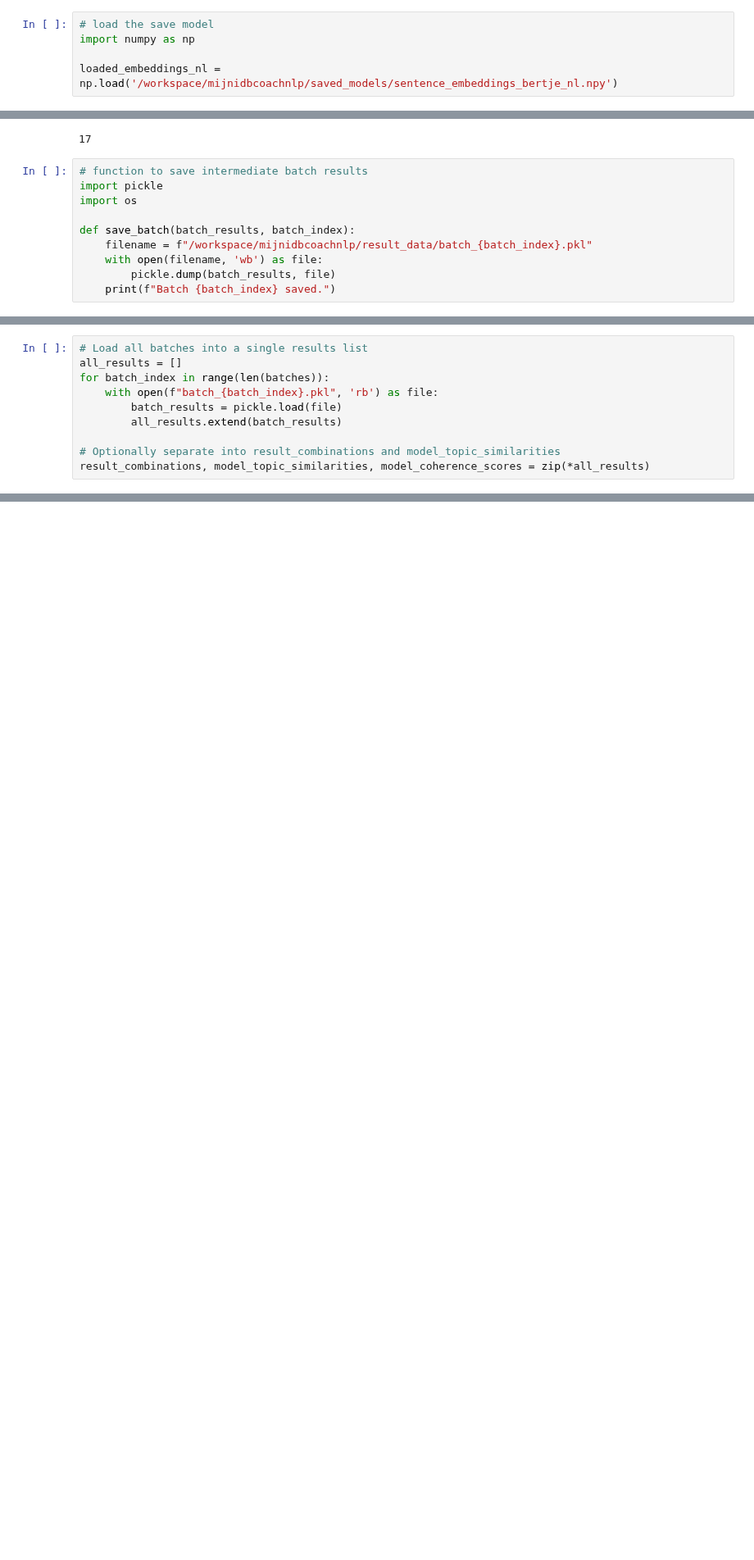
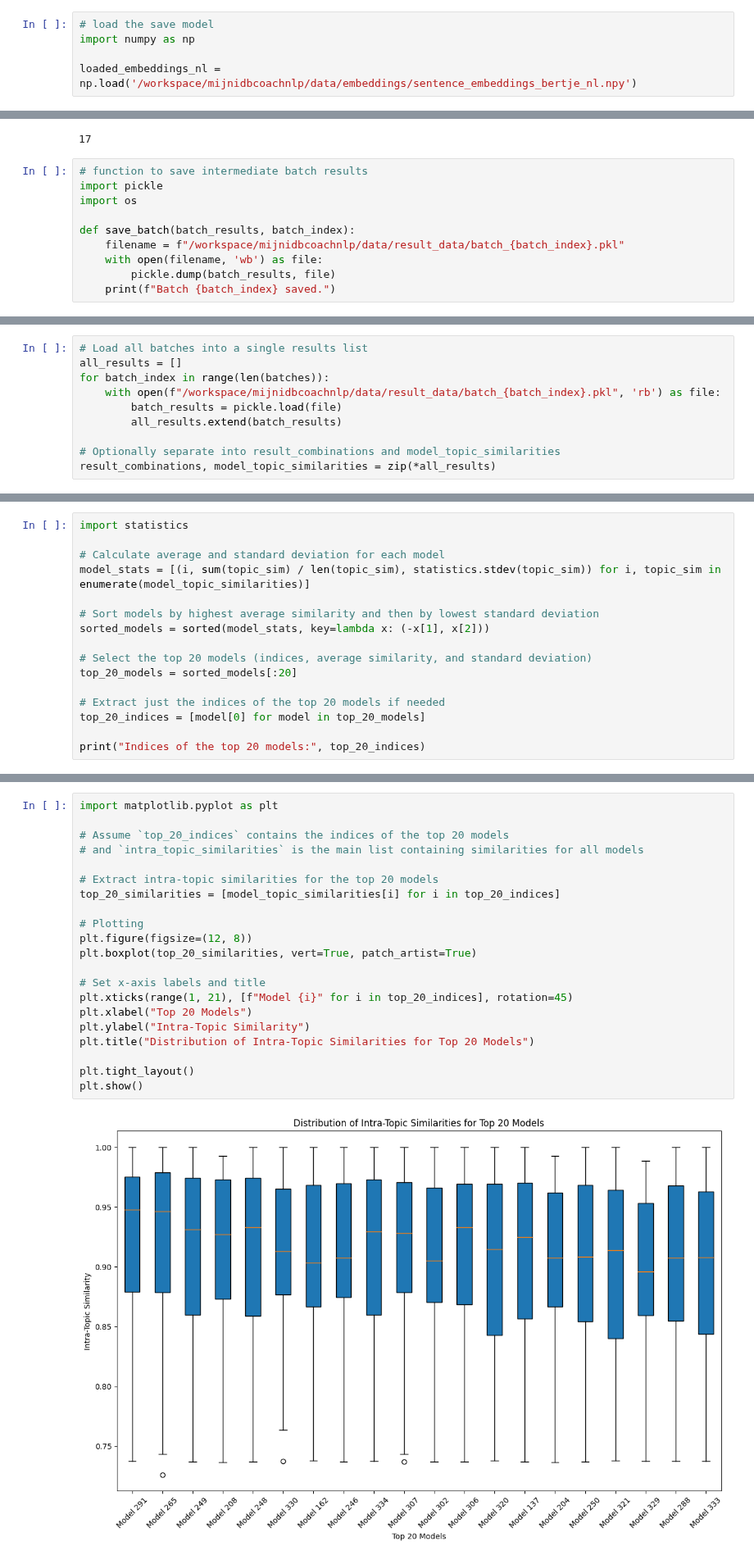
Before and after one commit to MaastrichtU-CDS/MyIBDcoachNLP, a Jupyter notebook: notebooks/analysis_of_sentences/bertje_sentence_analysis_15char_nl.ipynb, the cells around one changed output, grey strips where cells are left out. Shown at 82% size. Cells and saved outputs as stored; diff of their text form; blank space fills up the shorter version.

Commit message:
Calculated intra-topic-similarities

```diff
--- a/notebooks/analysis_of_sentences/bertje_sentence_analysis_15char_nl.ipynb
+++ b/notebooks/analysis_of_sentences/bertje_sentence_analysis_15char_nl.ipynb
@@ -53,7 +53,7 @@ np.save('/workspace/mijnidbcoachnlp/saved_models/sentence_embeddings_bertje_nl.n
 # load the save model
 import numpy as np
 
-loaded_embeddings_nl = np.load('/workspace/mijnidbcoachnlp/saved_models/sentence_embeddings_bertje_nl.npy')
+loaded_embeddings_nl = np.load('/workspace/mijnidbcoachnlp/data/embeddings/sentence_embeddings_bertje_nl.npy')
 # %%
 embeddings=loaded_embeddings_nl
 # %% [markdown]
@@ -263,7 +248,7 @@ import pickle
 import os
 
 def save_batch(batch_results, batch_index):
-    filename = f"/workspace/mijnidbcoachnlp/result_data/batch_{batch_index}.pkl"
+    filename = f"/workspace/mijnidbcoachnlp/data/result_data/batch_{batch_index}.pkl"
     with open(filename, 'wb') as file:
         pickle.dump(batch_results, file)
     print(f"Batch {batch_index} saved.")
@@ -313,9 +277,9 @@ KeyboardInterrupt:
 # Load all batches into a single results list
 all_results = []
 for batch_index in range(len(batches)):
-    with open(f"batch_{batch_index}.pkl", 'rb') as file:
+    with open(f"/workspace/mijnidbcoachnlp/data/result_data/batch_{batch_index}.pkl", 'rb') as file:
         batch_results = pickle.load(file)
         all_results.extend(batch_results)
 
 # Optionally separate into result_combinations and model_topic_similarities
-result_combinations, model_topic_similarities, model_coherence_scores = zip(*all_results)
+result_combinations, model_topic_similarities = zip(*all_results)
@@ -323,0 +288,16 @@ FileNotFoundError: [Errno 2] No such file or directory: 'batch_0.pkl'
+# %%
+import statistics
+
+# Calculate average and standard deviation for each model
+model_stats = [(i, sum(topic_sim) / len(topic_sim), statistics.stdev(topic_sim)) for i, topic_sim in enumerate(model_topic_similarities)]
+
+# Sort models by highest average similarity and then by lowest standard deviation
+sorted_models = sorted(model_stats, key=lambda x: (-x[1], x[2]))
+
+# Select the top 20 models (indices, average similarity, and standard deviation)
+top_20_models = sorted_models[:20]
+
+# Extract just the indices of the top 20 models if needed
+top_20_indices = [model[0] for model in top_20_models]
+
+print("Indices of the top 20 models:", top_20_indices)
@@ -323,0 +306,23 @@ FileNotFoundError: [Errno 2] No such file or directory: 'batch_0.pkl'
+# %%
+import matplotlib.pyplot as plt
+
+# Assume `top_20_indices` contains the indices of the top 20 models
+# and `intra_topic_similarities` is the main list containing similarities for all models
+
+# Extract intra-topic similarities for the top 20 models
+top_20_similarities = [model_topic_similarities[i] for i in top_20_indices]
+
+# Plotting
+plt.figure(figsize=(12, 8))
+plt.boxplot(top_20_similarities, vert=True, patch_artist=True)
+
+# Set x-axis labels and title
+plt.xticks(range(1, 21), [f"Model {i}" for i in top_20_indices], rotation=45)
+plt.xlabel("Top 20 Models")
+plt.ylabel("Intra-Topic Similarity")
+plt.title("Distribution of Intra-Topic Similarities for Top 20 Models")
+
+plt.tight_layout()
+plt.show()
+# %% [output]
+[figure, added]
```
Also changed, not shown: parts of 13 cells of this notebook, 20 other files.
